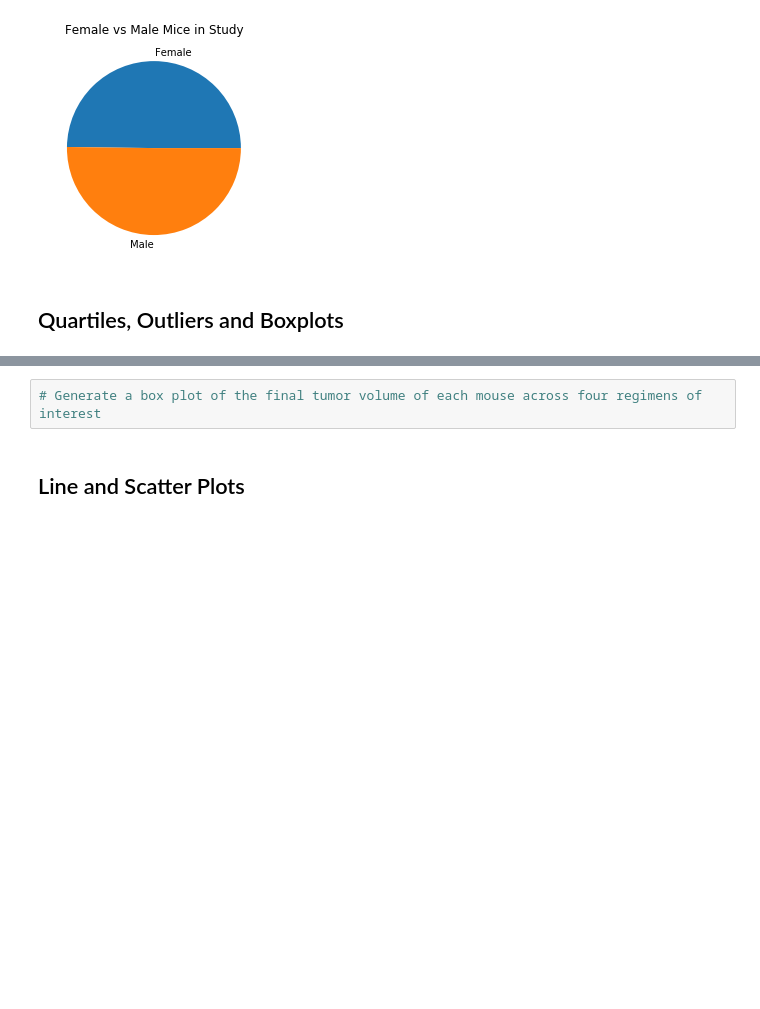
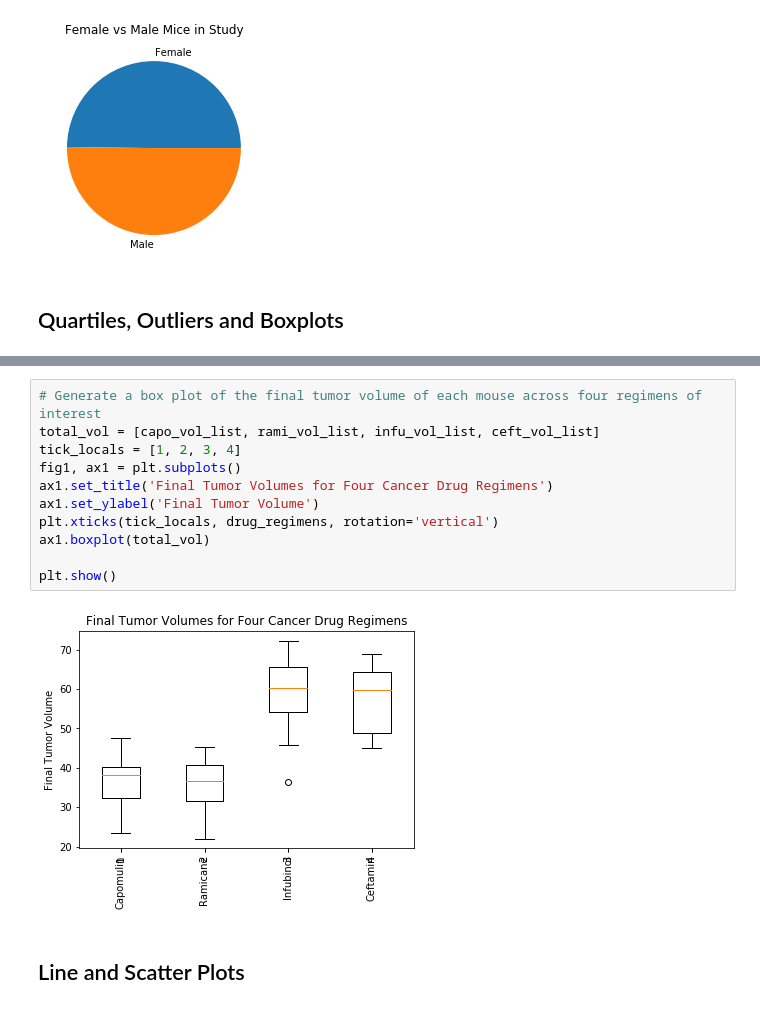
Before and after one commit to marybellavia/matplotlib-challenge, a Jupyter notebook: Pymaceuticals/pymaceuticals_starter.ipynb, the cells around one changed output, grey strips where cells are left out. Cells and saved outputs as stored; diff of their text form; blank space fills up the shorter version.

```diff
--- a/Pymaceuticals/pymaceuticals_starter.ipynb
+++ b/Pymaceuticals/pymaceuticals_starter.ipynb
@@ -224,5 +295,16 @@ AttributeError: 'DataFrameGroupBy' object has no attribute 'value'
 # %%
 # Generate a box plot of the final tumor volume of each mouse across four regimens of interest
+total_vol = [capo_vol_list, rami_vol_list, infu_vol_list, ceft_vol_list]
+tick_locals = [1, 2, 3, 4]
+fig1, ax1 = plt.subplots()
+ax1.set_title('Final Tumor Volumes for Four Cancer Drug Regimens')
+ax1.set_ylabel('Final Tumor Volume')
+plt.xticks(tick_locals, drug_regimens, rotation='vertical')
+ax1.boxplot(total_vol)
+
+plt.show()
+# %% [output]
+[figure, added]
 # %% [markdown]
 ## Line and Scatter Plots
 # %%
```
Also changed, not shown: parts of 3 cells of this notebook.
